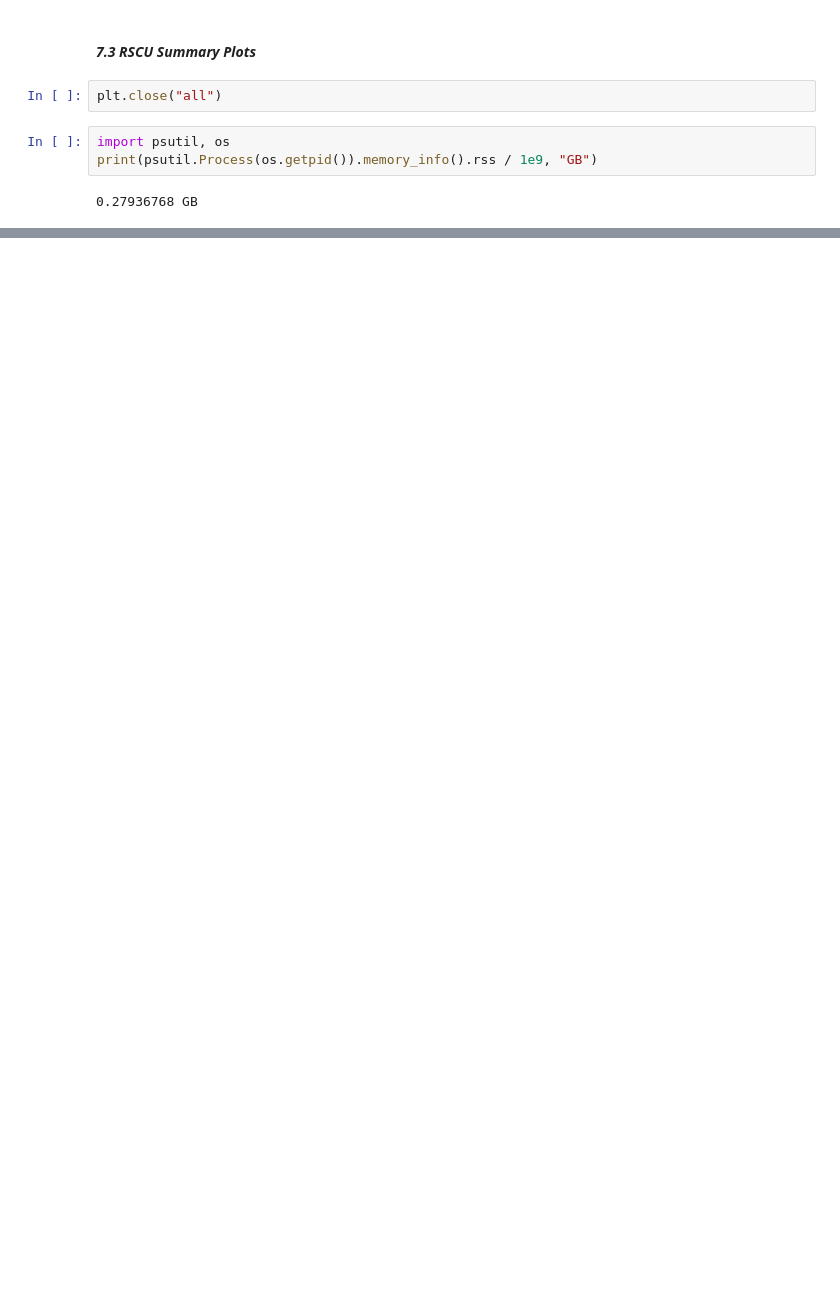
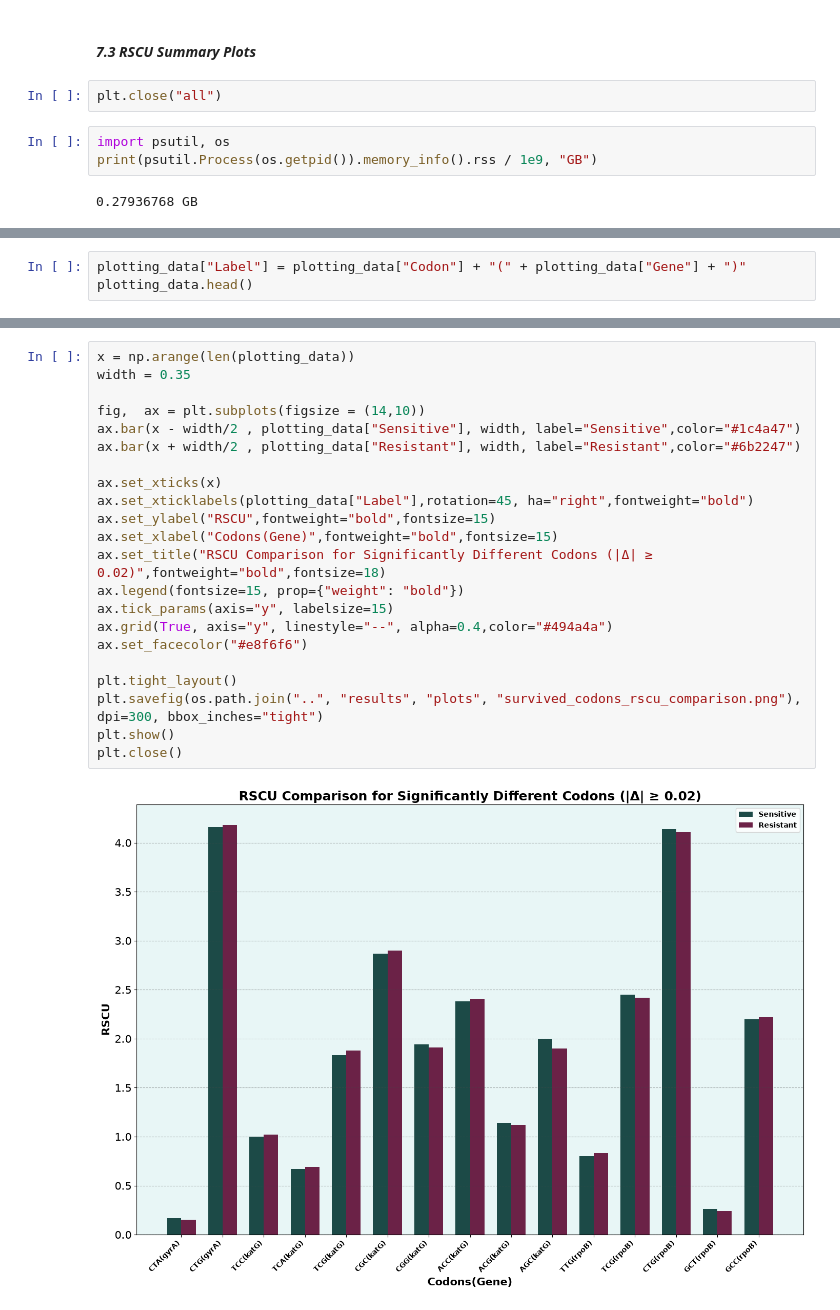
Before and after one commit to ginger-gif-bot/NGS, a Jupyter notebook: python_scripts/stats_plots.ipynb, the cells around one changed output, grey strips where cells are left out. Cells and saved outputs as stored; diff of their text form; blank space fills up the shorter version.

```diff
--- a/python_scripts/stats_plots.ipynb
+++ b/python_scripts/stats_plots.ipynb
@@ -1236,0 +1248,3 @@ print(psutil.Process(os.getpid()).memory_info().rss / 1e9, "GB")
+# %%
+plotting_data["Label"] = plotting_data["Codon"] + "(" + plotting_data["Gene"] + ")"
+plotting_data.head()
@@ -1236,0 +1258,24 @@ print(psutil.Process(os.getpid()).memory_info().rss / 1e9, "GB")
+# %%
+x = np.arange(len(plotting_data))
+width = 0.35
+
+fig,  ax = plt.subplots(figsize = (14,10))
+ax.bar(x - width/2 , plotting_data["Sensitive"], width, label="Sensitive",color="#1c4a47")
+ax.bar(x + width/2 , plotting_data["Resistant"], width, label="Resistant",color="#6b2247")
+
+ax.set_xticks(x)
+ax.set_xticklabels(plotting_data["Label"],rotation=45, ha="right",fontweight="bold")
+ax.set_ylabel("RSCU",fontweight="bold",fontsize=15)
+ax.set_xlabel("Codons(Gene)",fontweight="bold",fontsize=15)
+ax.set_title("RSCU Comparison for Significantly Different Codons (|Δ| ≥ 0.02)",fontweight="bold",fontsize=18)
+ax.legend(fontsize=15, prop={"weight": "bold"})
+ax.tick_params(axis="y", labelsize=15)
+ax.grid(True, axis="y", linestyle="--", alpha=0.4,color="#494a4a")
+ax.set_facecolor("#e8f6f6")
+
+plt.tight_layout()
+plt.savefig(os.path.join("..", "results", "plots", "survived_codons_rscu_comparison.png"), dpi=300, bbox_inches="tight")
+plt.show()
+plt.close()
+# %% [output]
+[figure, added]
```
Also changed, not shown: parts of 7 cells of this notebook, 2 other files.
